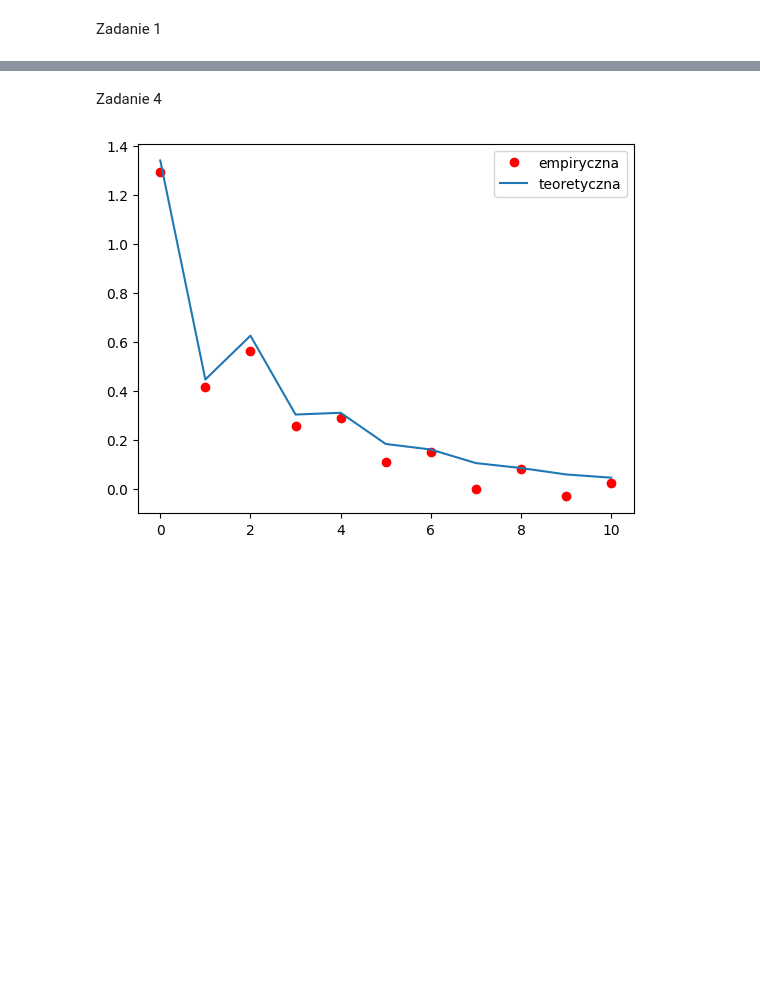
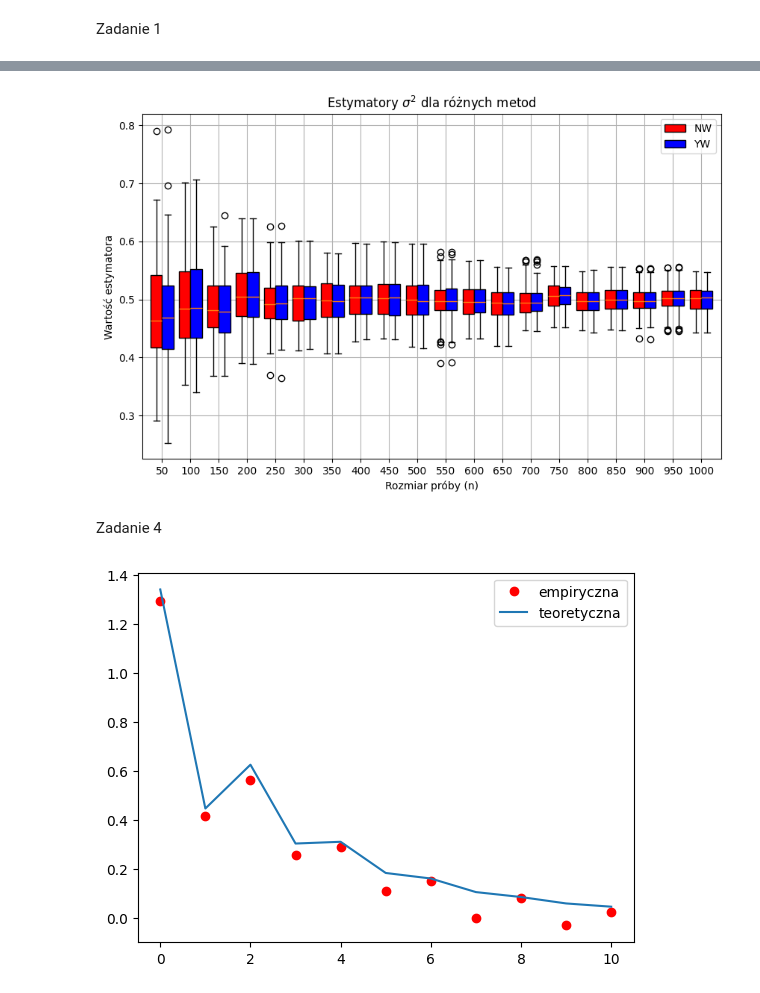
Before and after one commit to rafglo/Computer-Analysis-of-Time-Series, a Jupyter notebook: lista7.ipynb, the cells around one changed output, grey strips where cells are left out. Cells and saved outputs as stored; diff of their text form; code cells hidden in the pictures; blank space fills up the shorter version.

```diff
--- a/lista7.ipynb
+++ b/lista7.ipynb
@@ -57,0 +60,5 @@ plt.show()
+# %%
+phi = 0.1
+sigma2 = 0.5
+ns = np.arange(50,1050,50)
+mc = 100
@@ -58,3 +111,25 @@ plt.show()
+# %%
+plt.figure(figsize=(10, 6))
+positions_nw = [i - 0.2 for i in range(1, len(ns) + 1)]
+positions_yw = [i + 0.2 for i in range(1, len(ns) + 1)]
+
+bp1 = plt.boxplot(sigma2_nw_n, positions=positions_nw, widths=0.4, patch_artist=True, tick_labels=ns)
+bp2 = plt.boxplot(sigma2_yw_n, positions=positions_yw, widths=0.4, patch_artist=True, tick_labels=ns)
+
+for patch in bp1['boxes']:
+    patch.set_facecolor("red")
+for patch in bp2['boxes']:
+    patch.set_facecolor("blue")
+
+plt.xticks(range(1, len(ns) + 1), [f"{n}" for n in ns])
+plt.legend([bp1["boxes"][0], bp2["boxes"][0]], ['NW', 'YW'], loc='upper right')
+plt.title("Estymatory $\\sigma^2$ dla różnych metod")
+plt.xlabel("Rozmiar próby (n)")
+plt.ylabel("Wartość estymatora")
+plt.grid(True)
+plt.show()
+# %% [output]
+[figure, added]
 # %% [markdown]
 Zadanie 4
 # %%
```
Also changed, not shown: parts of 6 cells of this notebook.
